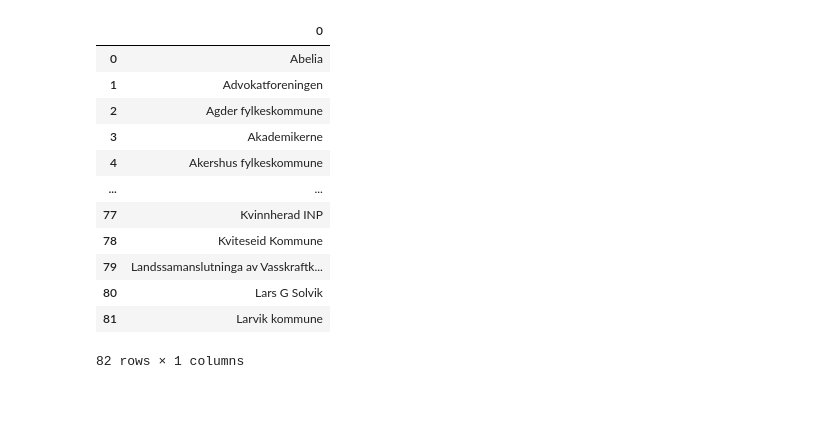
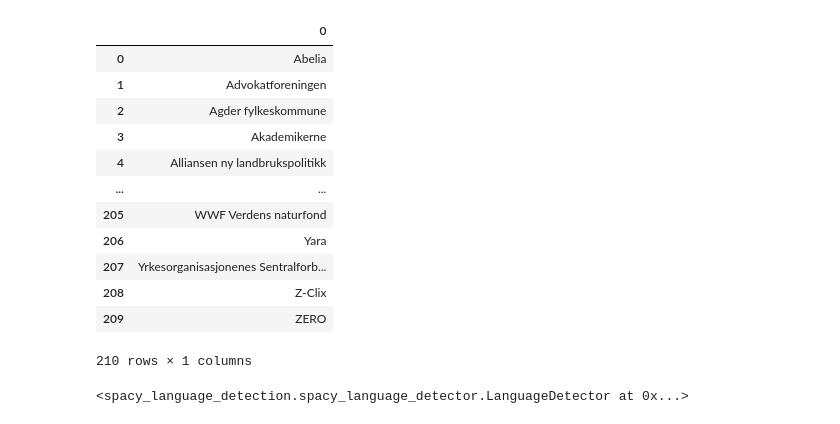
Before and after one commit to henriklarsen28/ArgumentMiningNOUs, a Jupyter notebook: src/data_processing/argument_preprocessing.ipynb, the cells around one changed output. Saved outputs shown, nothing was run; the diff lists cells and outputs as text; code cells hidden in the pictures.

Commit message:
✨ feat: CLeaned dataset for argument extractions

```diff
--- a/src/data_processing/argument_preprocessing.ipynb
+++ b/src/data_processing/argument_preprocessing.ipynb
@@ -1,21 +1,21 @@
 # %%
 import pandas as pd
 # %%
-df = pd.read_csv("../../dataset/nou_hearings_full.csv")
+df = pd.read_csv("../../dataset/nou_hearings_full_text.csv")
 
 df2 = df["actor"].unique()
 pd.DataFrame(df2)
 # %% [output]
 |  | 0 |
 | 0 | Abelia |
 | 1 | Advokatforeningen |
 | 2 | Agder fylkeskommune |
 | 3 | Akademikerne |
-| 4 | Akershus fylkeskommune |
+| 4 | Alliansen ny landbrukspolitikk |
 | ... | ... |
-| 77 | Kvinnherad INP |
-| 78 | Kviteseid Kommune |
-| 79 | Landssamanslutninga av Vasskraftk... |
-| 80 | Lars G Solvik |
-| 81 | Larvik kommune |
+| 205 | WWF Verdens naturfond |
+| 206 | Yara |
+| 207 | Yrkesorganisasjonenes Sentralforb... |
+| 208 | Z-Clix |
+| 209 | ZERO |
-82 rows × 1 columns
+210 rows × 1 columns
@@ -21,0 +24,13 @@ pd.DataFrame(df2)
+# %%
+import spacy
+from spacy.language import Language
+from spacy_language_detection import LanguageDetector
+
+def get_lang_detector(nlp, name):
+    return LanguageDetector(seed=1)
+
+nlp = spacy.load("en_core_web_sm")
+Language.factory("language_detector", func=get_lang_detector)
+nlp.add_pipe('language_detector', last=True)
+# %% [output]
+<spacy_language_detection.spacy_language_detector.LanguageDetector at 0x...>
```
Also changed, not shown: parts of 3 cells of this notebook, 2 other files.
